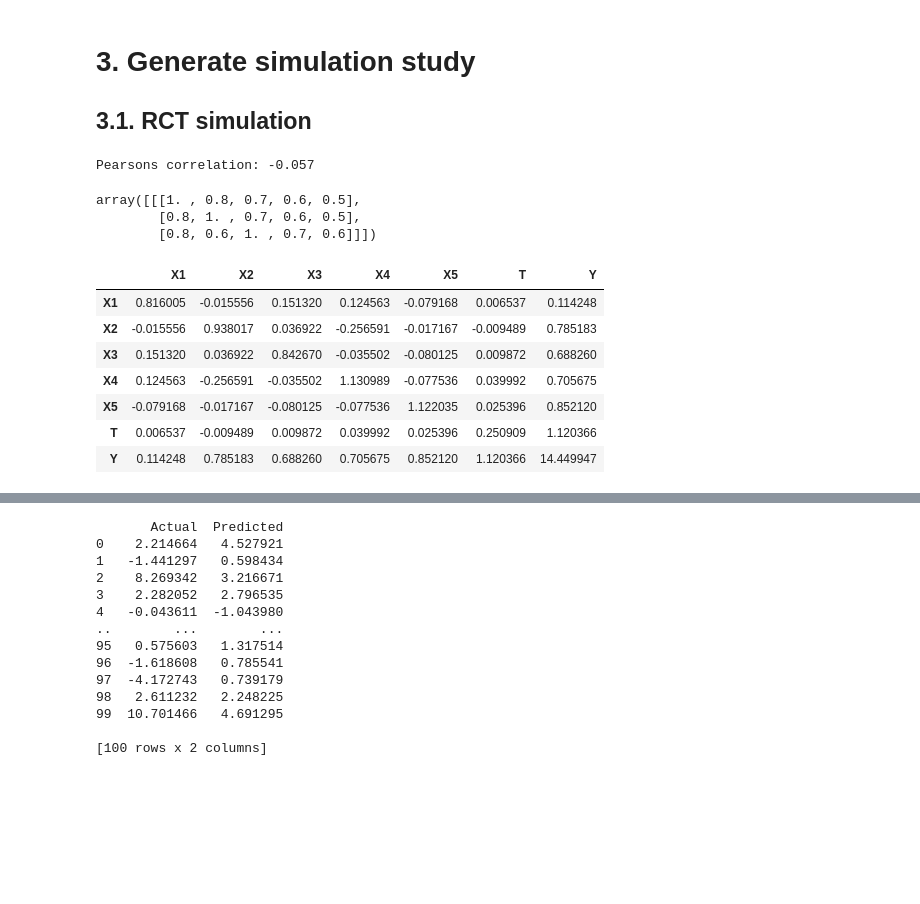
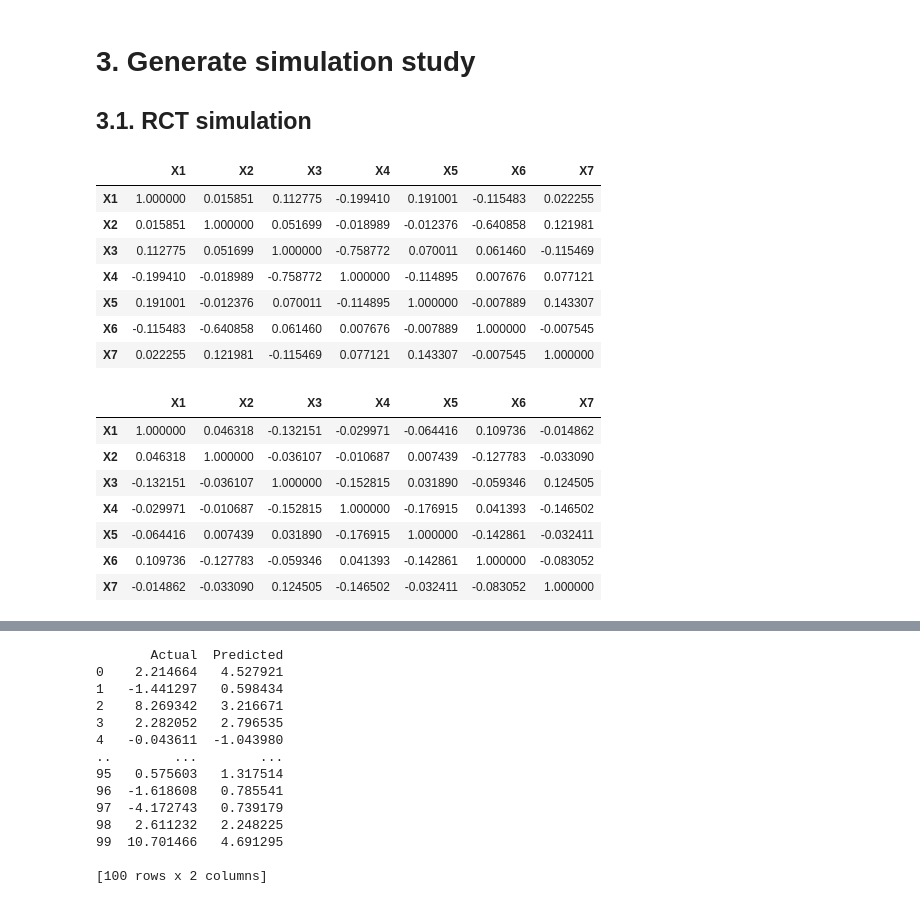
Before and after one commit to MawuliAgamah/ml-propensity-score-matching, a Jupyter notebook: sythnesis of RCT-1.ipynb, the cells around one changed output, grey strips where cells are left out. Saved outputs shown, nothing was run; the diff lists cells and outputs as text; code cells hidden in the pictures; blank space fills up the shorter version.

```diff
--- a/sythnesis of RCT-1.ipynb
+++ b/sythnesis of RCT-1.ipynb
@@ -126,23 +78,25 @@ d_rct['Y'] = d_rct['W']*het+ d_rct.sum(axis=1) + epsilon_rct
-# %%
-corr, _ = pearsonr(d_rct['X1'], d_rct['X5'])
-print('Pearsons correlation: %.3f' % corr)
-
-#d_rct['PO'] = np.where(d_rct['Y']-d_rct['Y'])
-covariance
-# %% [output]
-Pearsons correlation: -0.057
-array([[[1. , 0.8, 0.7, 0.6, 0.5],
-        [0.8, 1. , 0.7, 0.6, 0.5],
-        [0.8, 0.6, 1. , 0.7, 0.6]]])
-# %%
-d_rct.cov()
-# %% [output]
-|  | X1 | X2 | X3 | X4 | X5 | T | Y |
-| X1 | 0.816005 | -0.015556 | 0.151320 | 0.124563 | -0.079168 | 0.006537 | 0.114248 |
-| X2 | -0.015556 | 0.938017 | 0.036922 | -0.256591 | -0.017167 | -0.009489 | 0.785183 |
-| X3 | 0.151320 | 0.036922 | 0.842670 | -0.035502 | -0.080125 | 0.009872 | 0.688260 |
-| X4 | 0.124563 | -0.256591 | -0.035502 | 1.130989 | -0.077536 | 0.039992 | 0.705675 |
-| X5 | -0.079168 | -0.017167 | -0.080125 | -0.077536 | 1.122035 | 0.025396 | 0.852120 |
-| T | 0.006537 | -0.009489 | 0.009872 | 0.039992 | 0.025396 | 0.250909 | 1.120366 |
-| Y | 0.114248 | 0.785183 | 0.688260 | 0.705675 | 0.852120 | 1.120366 | 14.449947 |
+# %%
+corr = df_rct.corr()
+corr.style.background_gradient(cmap='coolwarm')
+# %% [output]
+|  | X1 | X2 | X3 | X4 | X5 | X6 | X7 |
+| X1 | 1.000000 | 0.015851 | 0.112775 | -0.199410 | 0.191001 | -0.115483 | 0.022255 |
+| X2 | 0.015851 | 1.000000 | 0.051699 | -0.018989 | -0.012376 | -0.640858 | 0.121981 |
+| X3 | 0.112775 | 0.051699 | 1.000000 | -0.758772 | 0.070011 | 0.061460 | -0.115469 |
+| X4 | -0.199410 | -0.018989 | -0.758772 | 1.000000 | -0.114895 | 0.007676 | 0.077121 |
+| X5 | 0.191001 | -0.012376 | 0.070011 | -0.114895 | 1.000000 | -0.007889 | 0.143307 |
+| X6 | -0.115483 | -0.640858 | 0.061460 | 0.007676 | -0.007889 | 1.000000 | -0.007545 |
+| X7 | 0.022255 | 0.121981 | -0.115469 | 0.077121 | 0.143307 | -0.007545 | 1.000000 |
+# %%
+corr = d_rct1.corr()
+corr.style.background_gradient(cmap='coolwarm')
+# %% [output]
+|  | X1 | X2 | X3 | X4 | X5 | X6 | X7 |
+| X1 | 1.000000 | 0.046318 | -0.132151 | -0.029971 | -0.064416 | 0.109736 | -0.014862 |
+| X2 | 0.046318 | 1.000000 | -0.036107 | -0.010687 | 0.007439 | -0.127783 | -0.033090 |
+| X3 | -0.132151 | -0.036107 | 1.000000 | -0.152815 | 0.031890 | -0.059346 | 0.124505 |
+| X4 | -0.029971 | -0.010687 | -0.152815 | 1.000000 | -0.176915 | 0.041393 | -0.146502 |
+| X5 | -0.064416 | 0.007439 | 0.031890 | -0.176915 | 1.000000 | -0.142861 | -0.032411 |
+| X6 | 0.109736 | -0.127783 | -0.059346 | 0.041393 | -0.142861 | 1.000000 | -0.083052 |
+| X7 | -0.014862 | -0.033090 | 0.124505 | -0.146502 | -0.032411 | -0.083052 | 1.000000 |
 # %%
```
Also changed, not shown: parts of 12 cells of this notebook, 1 other file.
